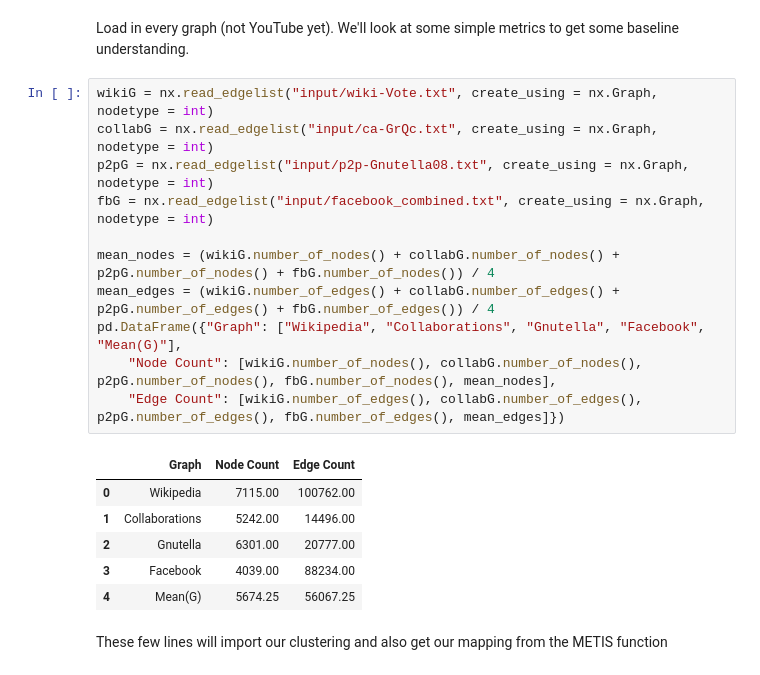
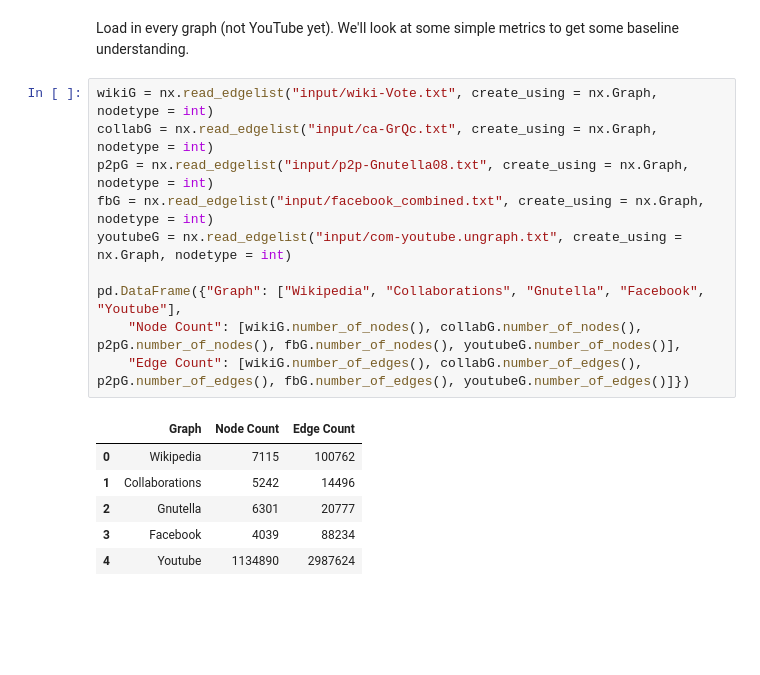
Before and after one commit to RSunderhaft/NetworkScience, a Jupyter notebook: networkScienceLab2.ipynb, the cells around one changed output. Drawn from its saved outputs; the diff is of its cells as text; blank space fills up the shorter version.

```diff
--- a/networkScienceLab2.ipynb
+++ b/networkScienceLab2.ipynb
@@ -28,20 +30,17 @@ Load in every graph (not YouTube yet). We'll look at some simple metrics to get
 # %%
 wikiG = nx.read_edgelist("input/wiki-Vote.txt", create_using = nx.Graph, nodetype = int)
 collabG = nx.read_edgelist("input/ca-GrQc.txt", create_using = nx.Graph, nodetype = int)
 p2pG = nx.read_edgelist("input/p2p-Gnutella08.txt", create_using = nx.Graph, nodetype = int)
 fbG = nx.read_edgelist("input/facebook_combined.txt", create_using = nx.Graph, nodetype = int)
+youtubeG = nx.read_edgelist("input/com-youtube.ungraph.txt", create_using = nx.Graph, nodetype = int)
 
-mean_nodes = (wikiG.number_of_nodes() + collabG.number_of_nodes() + p2pG.number_of_nodes() + fbG.number_of_nodes()) / 4
-mean_edges = (wikiG.number_of_edges() + collabG.number_of_edges() + p2pG.number_of_edges() + fbG.number_of_edges()) / 4
-pd.DataFrame({"Graph": ["Wikipedia", "Collaborations", "Gnutella", "Facebook", "Mean(G)"],
-    "Node Count": [wikiG.number_of_nodes(), collabG.number_of_nodes(), p2pG.number_of_nodes(), fbG.number_of_nodes(), mean_nodes],
-    "Edge Count": [wikiG.number_of_edges(), collabG.number_of_edges(), p2pG.number_of_edges(), fbG.number_of_edges(), mean_edges]})
+pd.DataFrame({"Graph": ["Wikipedia", "Collaborations", "Gnutella", "Facebook", "Youtube"],
+    "Node Count": [wikiG.number_of_nodes(), collabG.number_of_nodes(), p2pG.number_of_nodes(), fbG.number_of_nodes(), youtubeG.number_of_nodes()],
+    "Edge Count": [wikiG.number_of_edges(), collabG.number_of_edges(), p2pG.number_of_edges(), fbG.number_of_edges(), youtubeG.number_of_edges()]})
 # %% [output]
 |  | Graph | Node Count | Edge Count |
-| 0 | Wikipedia | 7115.00 | 100762.00 |
-| 1 | Collaborations | 5242.00 | 14496.00 |
-| 2 | Gnutella | 6301.00 | 20777.00 |
-| 3 | Facebook | 4039.00 | 88234.00 |
-| 4 | Mean(G) | 5674.25 | 56067.25 |
+| 0 | Wikipedia | 7115 | 100762 |
+| 1 | Collaborations | 5242 | 14496 |
+| 2 | Gnutella | 6301 | 20777 |
+| 3 | Facebook | 4039 | 88234 |
+| 4 | Youtube | 1134890 | 2987624 |
-# %% [markdown]
-These few lines will import our clustering and also get our mapping from the METIS function
```
Also changed, not shown: parts of 20 cells of this notebook, 6 other files.
